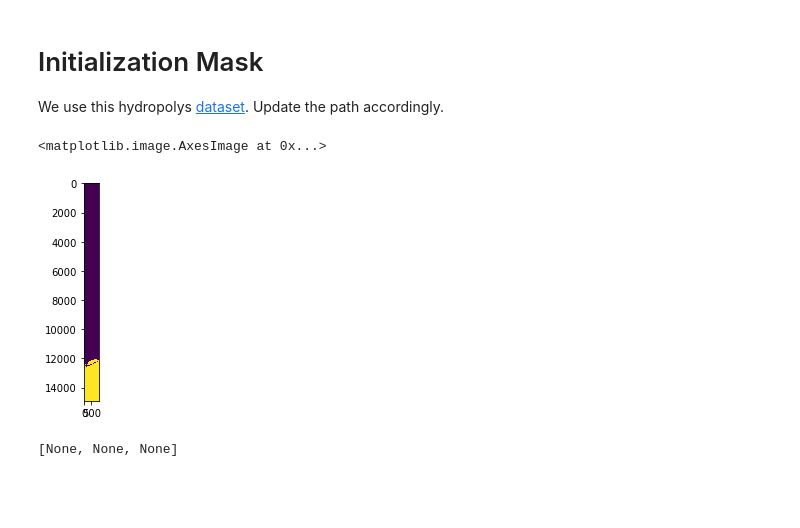
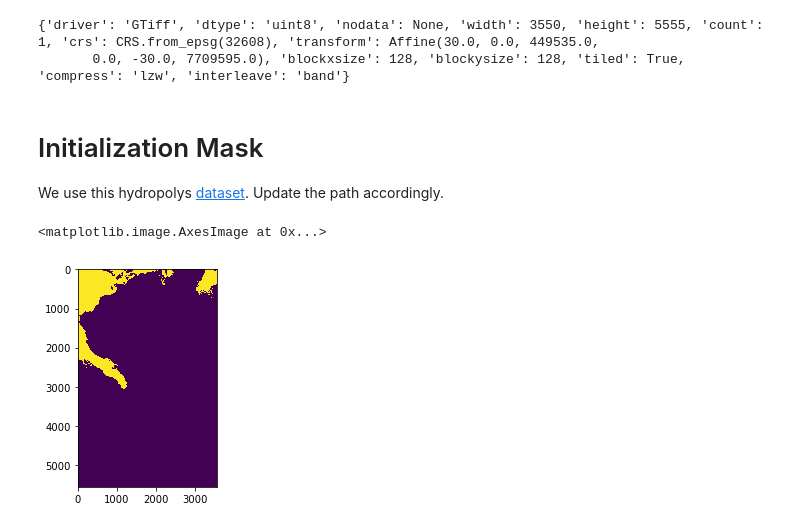
Before and after one commit to simard-landscape-lab/orinoco, a Jupyter notebook: notebooks/grwl_comparison/0 - Make Masks.ipynb, the cells around one changed output. Saved outputs shown, nothing was run; the diff lists cells and outputs as text; code cells hidden in the pictures; blank space fills up the shorter version.

```diff
--- a/notebooks/grwl_comparison/0 - Make Masks.ipynb
+++ b/notebooks/grwl_comparison/0 - Make Masks.ipynb
@@ -94,3 +48,21 @@ list(map(write_one_water_mask, tqdm(tiles)))
+# %%
+profile_c = get_cropped_profile(profile, sx, sy)
+profile_c
+# %% [output]
+{'driver': 'GTiff', 'dtype': 'uint8', 'nodata': None, 'width': 3550, 'height': 5555, 'count': 1, 'crs': CRS.from_epsg(32608), 'transform': Affine(30.0, 0.0, 449535.0,
+       0.0, -30.0, 7709595.0), 'blockxsize': 128, 'blockysize': 128, 'tiled': True, 'compress': 'lzw', 'interleave': 'band'}
+# %%
+water_mask_c = water_mask[sy, sx]
+# %%
+water_mask_c_dilated = nd.morphology.binary_dilation(water_mask_c.astype(np.uint8),
+                                                     iterations=1,
+                                                     border_value=0,
+                                                     )
+# %%
+with rasterio.open(tile_dir/f'water_mask_dilated_{tile_name}.tif', 'w', **profile_c) as ds:
+    ds.write(water_mask_c_dilated.astype('uint8'), 1)
+with rasterio.open(tile_dir/f'water_mask_{tile_name}.tif', 'w', **profile_c) as ds:
+    ds.write(water_mask_c.astype('uint8'), 1)
 # %% [markdown]
 # Initialization Mask
 
@@ -107,14 +79,12 @@ def translate_one(geometry, profile):
                                 all_touched=True)
     return burned
 # %%
-def get_ocean_mask(tile_name):
-    with rasterio.open(data_path/f'masks/{tile_name}.tif') as ds:
-        bounds = ds.bounds
-        crs = str(ds.crs).lower()
-        profile = ds.profile
-    bounds_4326 = transform_bounds(crs, 'epsg:4326', *bounds)
-    oceanline_df = gpd.read_file(water_body_shapefile, bbox=bounds_4326).to_crs({'init':crs})
-    oceanline_df = oceanline_df[oceanline_df['TYPE'] == 'Ocean or Sea'].copy()
-    ocean_geometry = oceanline_df.geometry.unary_union.buffer(1e-9)
-    ocean_mask = translate_one(ocean_geometry, profile)
-    return ocean_mask, profile
+with rasterio.open(tile_dir/f'water_mask_{tile_name}.tif') as ds:
+    bounds = ds.bounds
+    crs = str(ds.crs).lower()
+    profile = ds.profile
+bounds_4326 = transform_bounds(crs, 'epsg:4326', *bounds)
+oceanline_df = gpd.read_file(water_body_shapefile, bbox=bounds_4326).to_crs({'init':crs})
+oceanline_df = oceanline_df[oceanline_df['TYPE'] == 'Ocean or Sea'].copy()
+ocean_geometry = oceanline_df.geometry.unary_union.buffer(1e-9)
+ocean_mask = translate_one(ocean_geometry, profile)
@@ -123,6 +91,6 @@ mask, profile = get_ocean_mask(tiles[0])
 # %%
-plt.imshow(mask[:, :1000])
+plt.imshow(ocean_mask)
 # %% [output]
 <matplotlib.image.AxesImage at 0x...>
-[figure, old version]
+[figure, new version]
 # %%
@@ -135,4 +98,0 @@ def write_ocean_mask(tile_name):
-# %%
-list(map(write_ocean_mask, tqdm(tiles)))
-# %% [output]
-[None, None, None]
```
Also changed, not shown: parts of 20 cells of this notebook, 20 other files.
